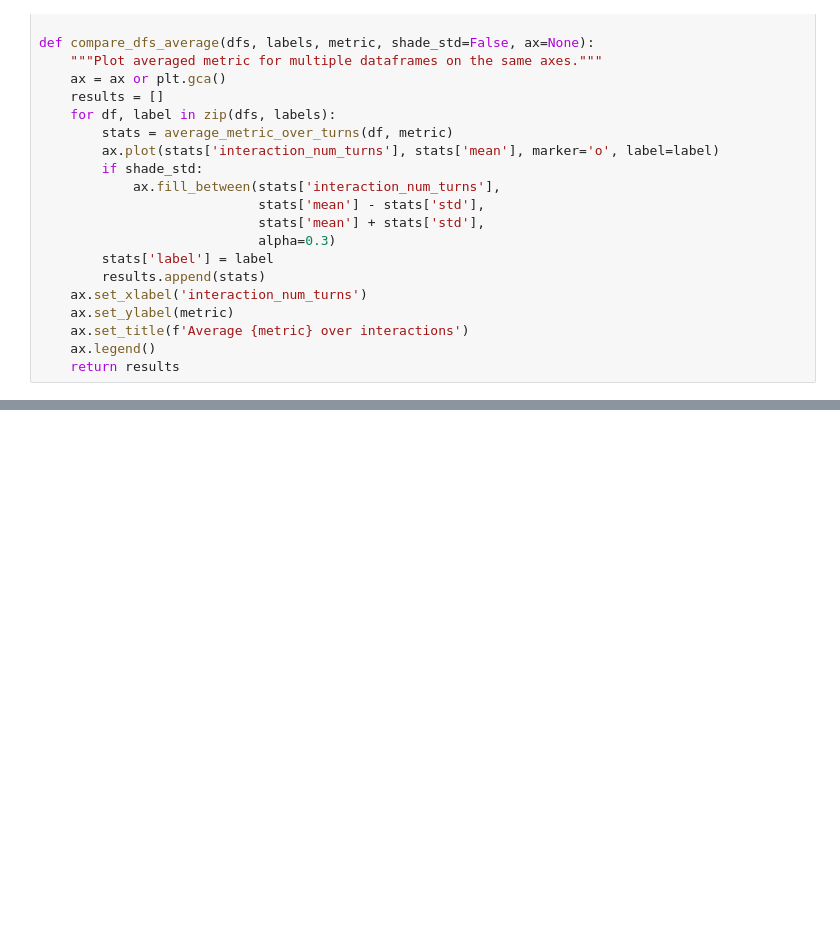
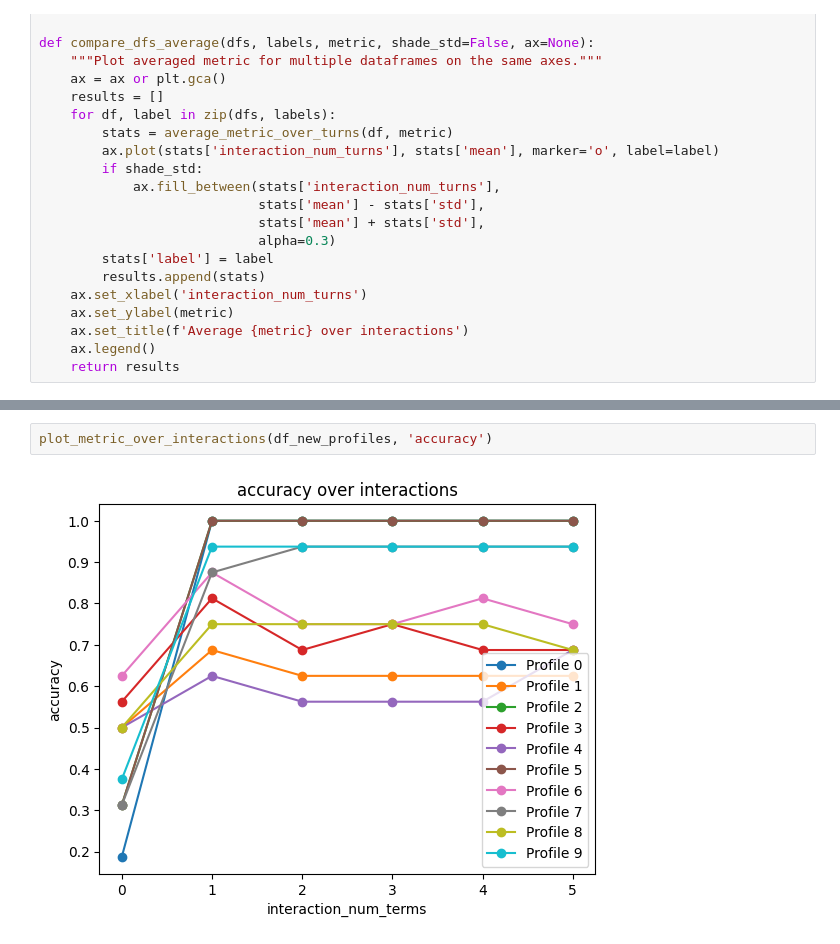
Before and after one commit to Gabe-Thomp/GATE-forked, a Jupyter notebook: testing_notebooks/view_data.ipynb, the cells around one changed output, grey strips where cells are left out. Drawn from its saved outputs; the diff is of its cells as text; blank space fills up the shorter version.

```diff
--- a/testing_notebooks/view_data.ipynb
+++ b/testing_notebooks/view_data.ipynb
@@ -143,0 +163,4 @@ plot = compare_dfs_average([df_1_candidate, df_5_candidate, df_10_candidate],
+# %%
+plot_metric_over_interactions(df_new_profiles, 'accuracy')
+# %% [output]
+[figure, added]
```
Also changed, not shown: parts of 8 cells of this notebook, 34 other files.
